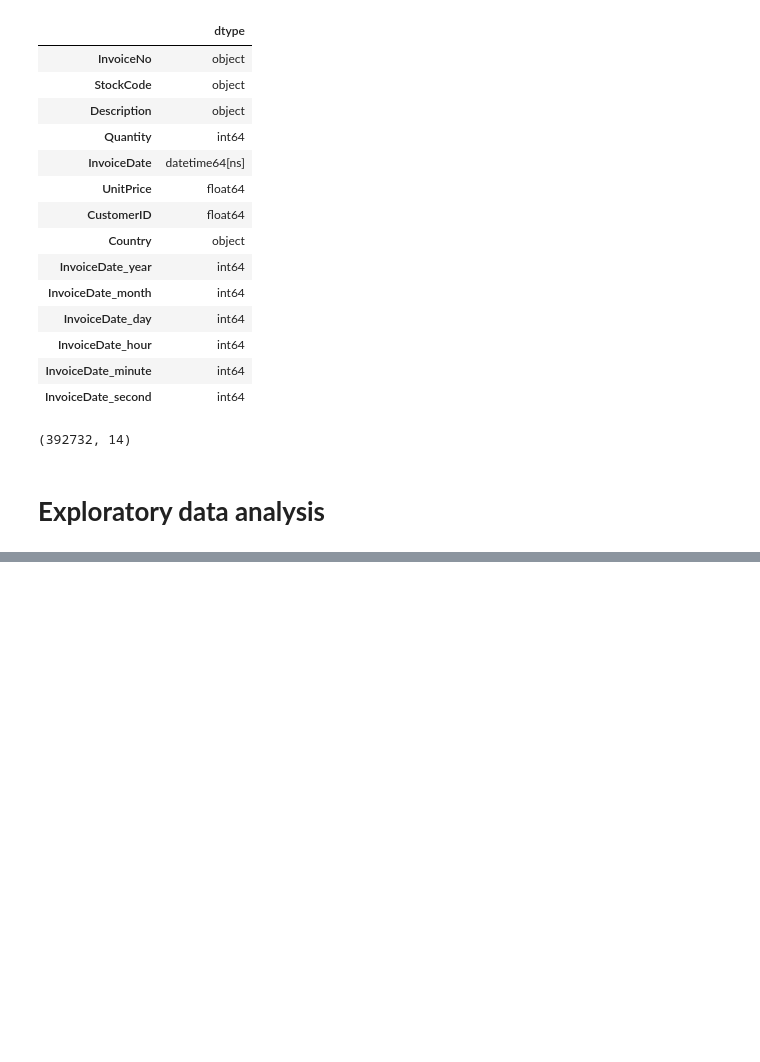
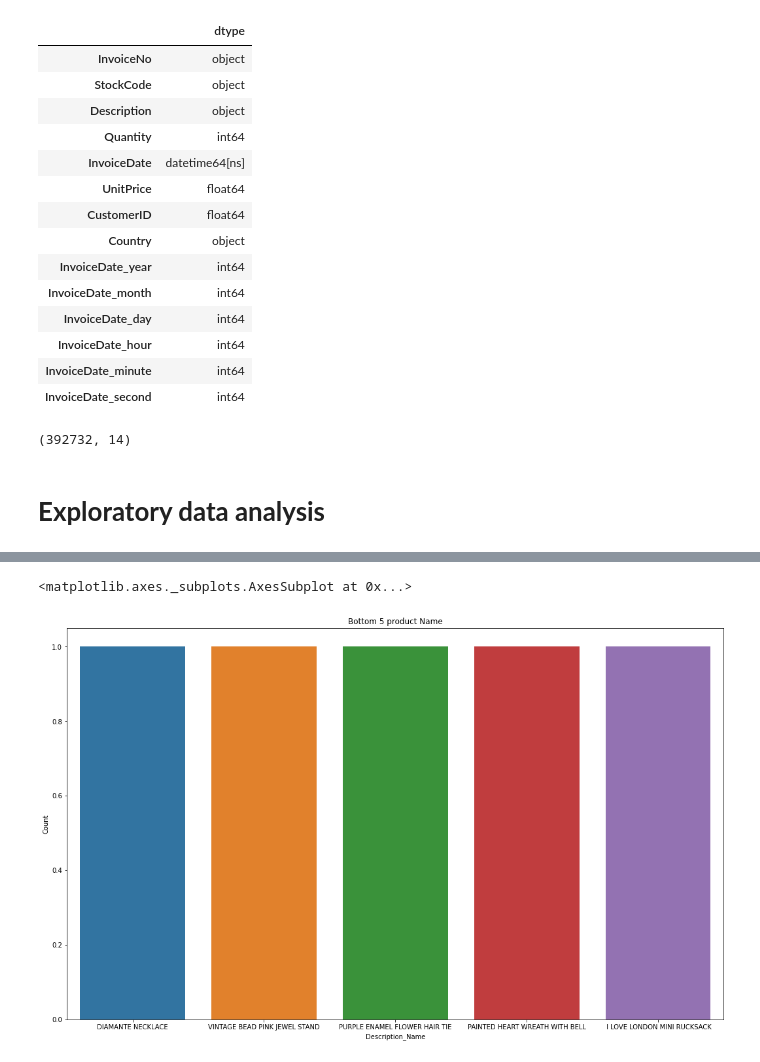
Before and after one commit to Bibhuti-MLAI/Customer-Segmentation, a Jupyter notebook: Online_Retail_Customer_Segmentation_Capstone_Project.ipynb, the cells around one changed output, grey strips where cells are left out. Cells and saved outputs as stored; diff of their text form; code cells hidden in the pictures; blank space fills up the shorter version.

```diff
--- a/Online_Retail_Customer_Segmentation_Capstone_Project.ipynb
+++ b/Online_Retail_Customer_Segmentation_Capstone_Project.ipynb
@@ -229,0 +308,7 @@ customer.shape
+# %%
+plt.figure(figsize=(18,11))
+plt.title('Bottom 5 product Name')
+sns.barplot(x='Description_Name',y='Count',data=Description_df[-5:])
+# %% [output]
+<matplotlib.axes._subplots.AxesSubplot at 0x...>
+[figure, added]
```
Also changed, not shown: parts of 48 cells of this notebook.
